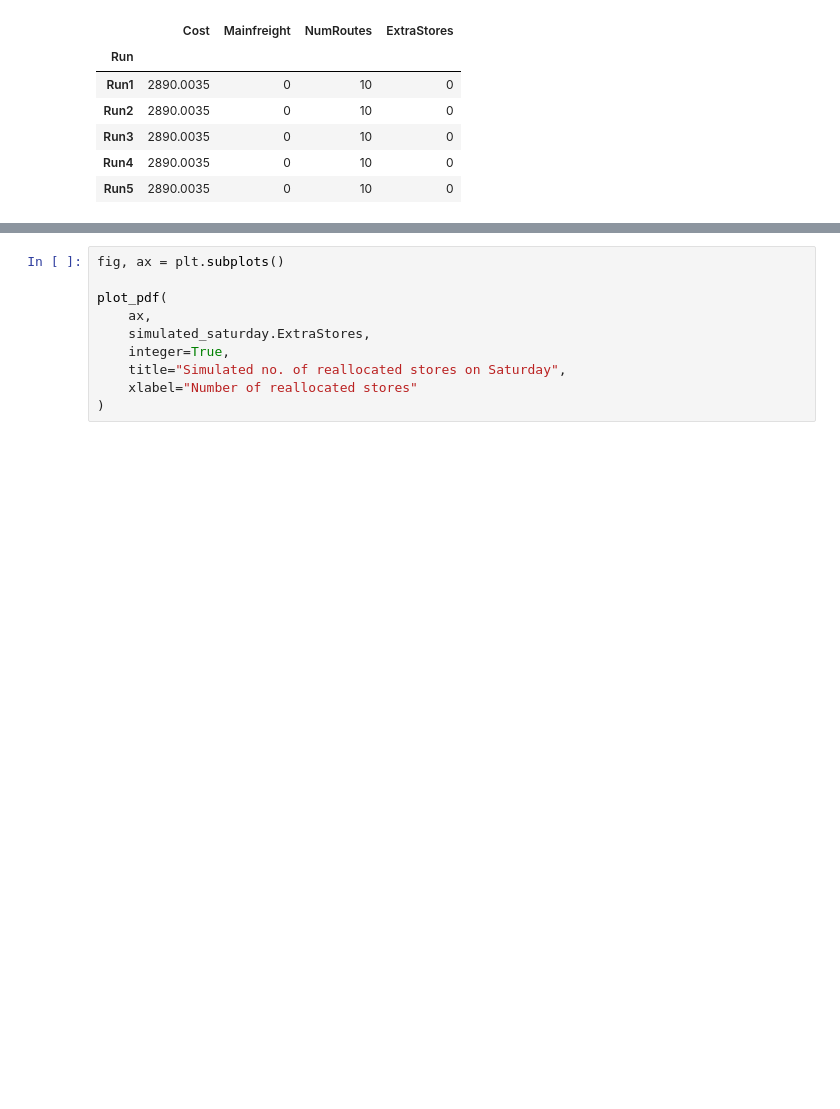
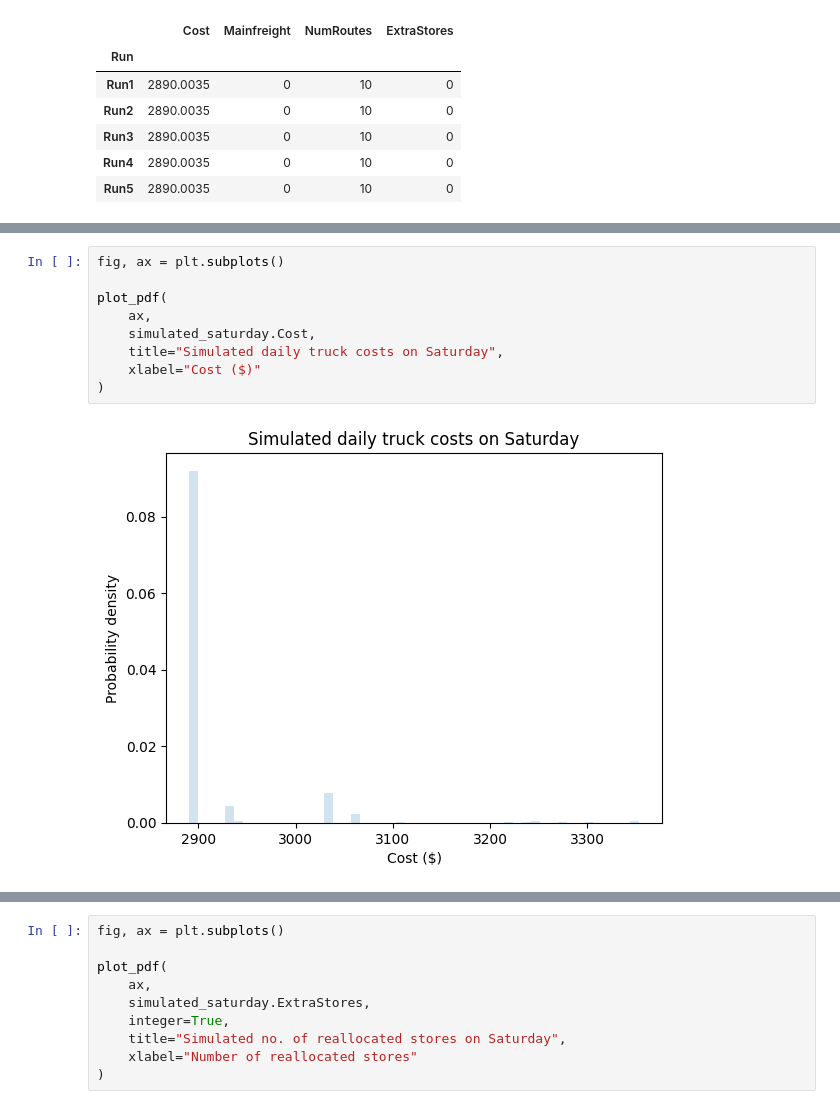
Before and after one commit to aguo921/engsci263-or-project, a Jupyter notebook: simulation/simulation.ipynb, the cells around one changed output, grey strips where cells are left out. Cells and saved outputs as stored; diff of their text form; blank space fills up the shorter version.

```diff
--- a/simulation/simulation.ipynb
+++ b/simulation/simulation.ipynb
@@ -129,0 +130,11 @@ fig.tight_layout()
+# %%
+fig, ax = plt.subplots()
+
+plot_pdf(
+    ax,
+    simulated_saturday.Cost,
+    title="Simulated daily truck costs on Saturday",
+    xlabel="Cost ($)"
+)
+# %% [output]
+[figure, added]
```
Also changed, not shown: parts of 9 cells of this notebook, 33 other files.
